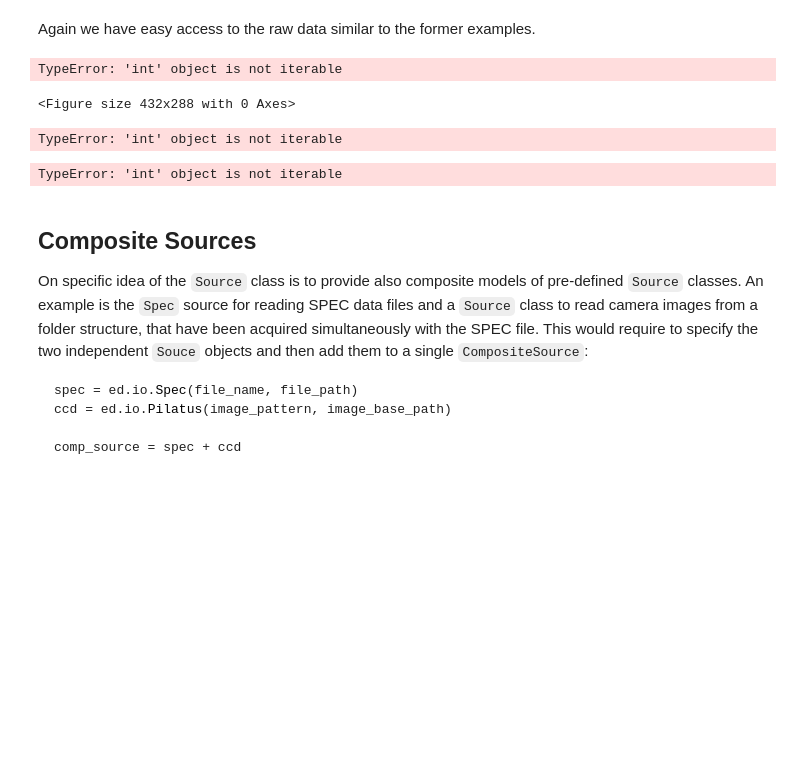
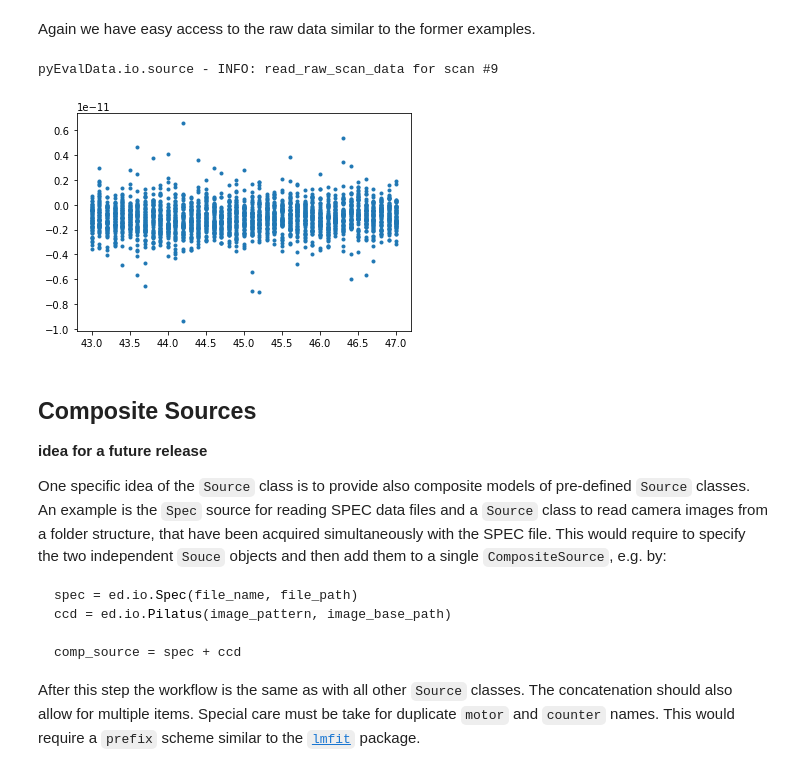
Before and after one commit to dschick/pyEvalData, a Jupyter notebook: docs/source/examples/source.ipynb, the cells around one changed output. Drawn from its saved outputs; the diff is of its cells as text; code cells hidden in the pictures; blank space fills up the shorter version.

Commit message:
finish source example

````diff
--- a/docs/source/examples/source.ipynb
+++ b/docs/source/examples/source.ipynb
@@ -168,30 +155,29 @@ pyEvalData.io.source - INFO: parse_raw
 Again we have easy access to the raw data similar to the former examples.
 # %%
 plt.figure()
-
-plt.plot(pal.scan9.th, pal.scan9.apd1)
-
+plt.plot(pal.scan9.th, pal.scan9.digi1_1, '.')
 plt.show()
 # %% [output]
-TypeError: 'int' object is not iterable
+pyEvalData.io.source - INFO: read_raw_scan_data for scan #9
-<Figure size 432x288 with 0 Axes>
+[figure, added]
-# %%
-pal.update(9)
-# %% [output]
-TypeError: 'int' object is not iterable
-# %%
-list(9)
-# %% [output]
-TypeError: 'int' object is not iterable
 # %% [markdown]
 ## Composite Sources
 
-On specific idea of the `Source` class is to provide also composite models of pre-defined `Source` classes.
-An example is the `Spec` source for reading SPEC data files and a `Source` class to read camera images from a folder structure, that have been acquired simultaneously with the SPEC file.
-This would require to specify the two independent `Souce` objects and then add them to a single `CompositeSource`:
+**idea for a future release**
+
+One specific idea of the `Source` class is to provide also composite models of
+pre-defined `Source` classes. An example is the `Spec` source for reading SPEC
+data files and a `Source` class to read camera images from a folder structure,
+that have been acquired simultaneously with the SPEC file.
+This would require to specify the two independent `Souce` objects and then add
+them to a single `CompositeSource`, e.g. by:
 ```python
 spec = ed.io.Spec(file_name, file_path)
 ccd = ed.io.Pilatus(image_pattern, image_base_path)
 
 comp_source = spec + ccd
 ```
+After this step the workflow is the same as with all other `Source` classes.
+The concatenation should also allow for multiple items. Special care must be
+take for duplicate `motor` and `counter` names. This would require a `prefix`
+scheme similar to the [`lmfit`](https://lmfit.github.io/lmfit-py/) package.
````
Also changed, not shown: parts of 4 cells of this notebook.
